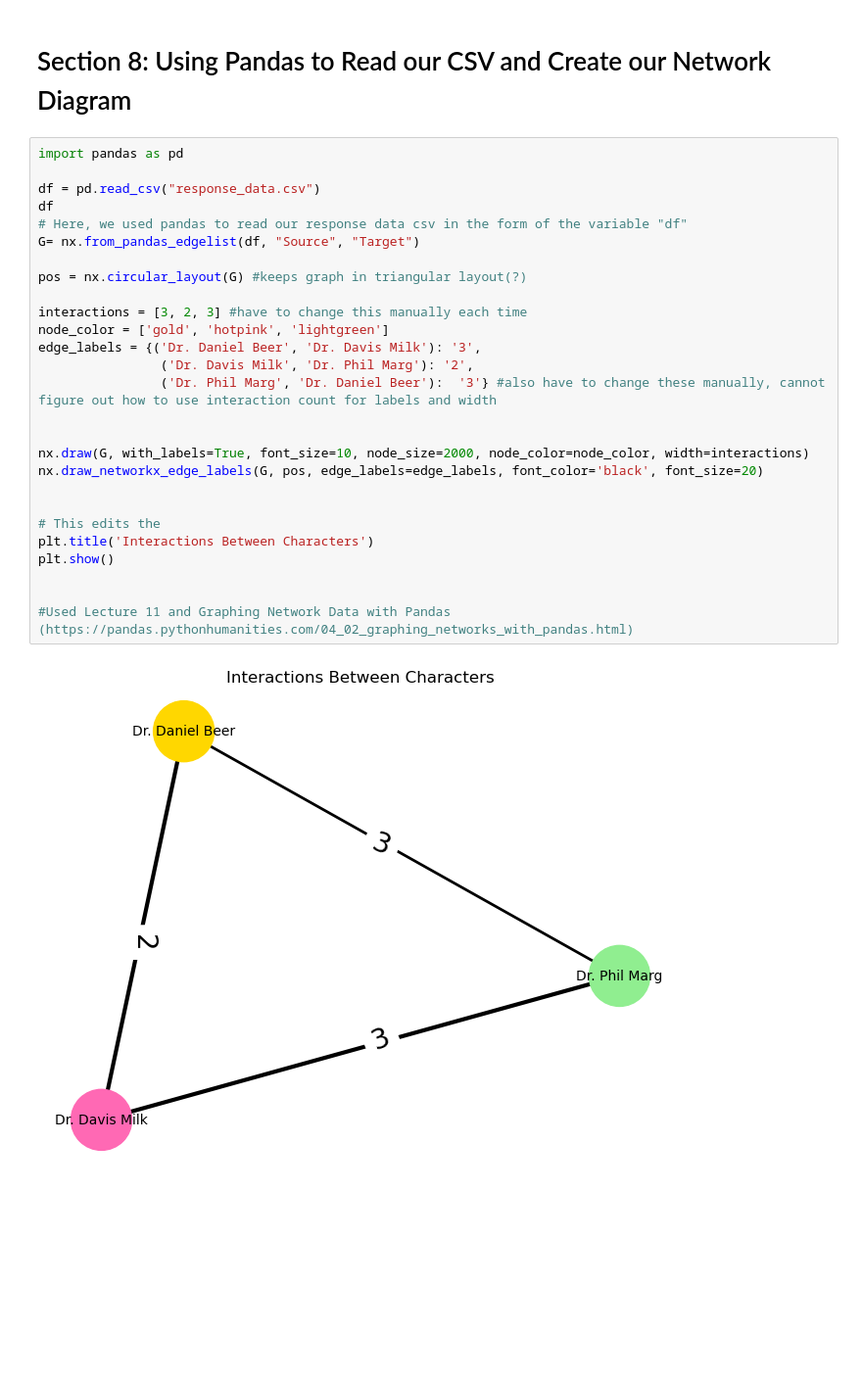
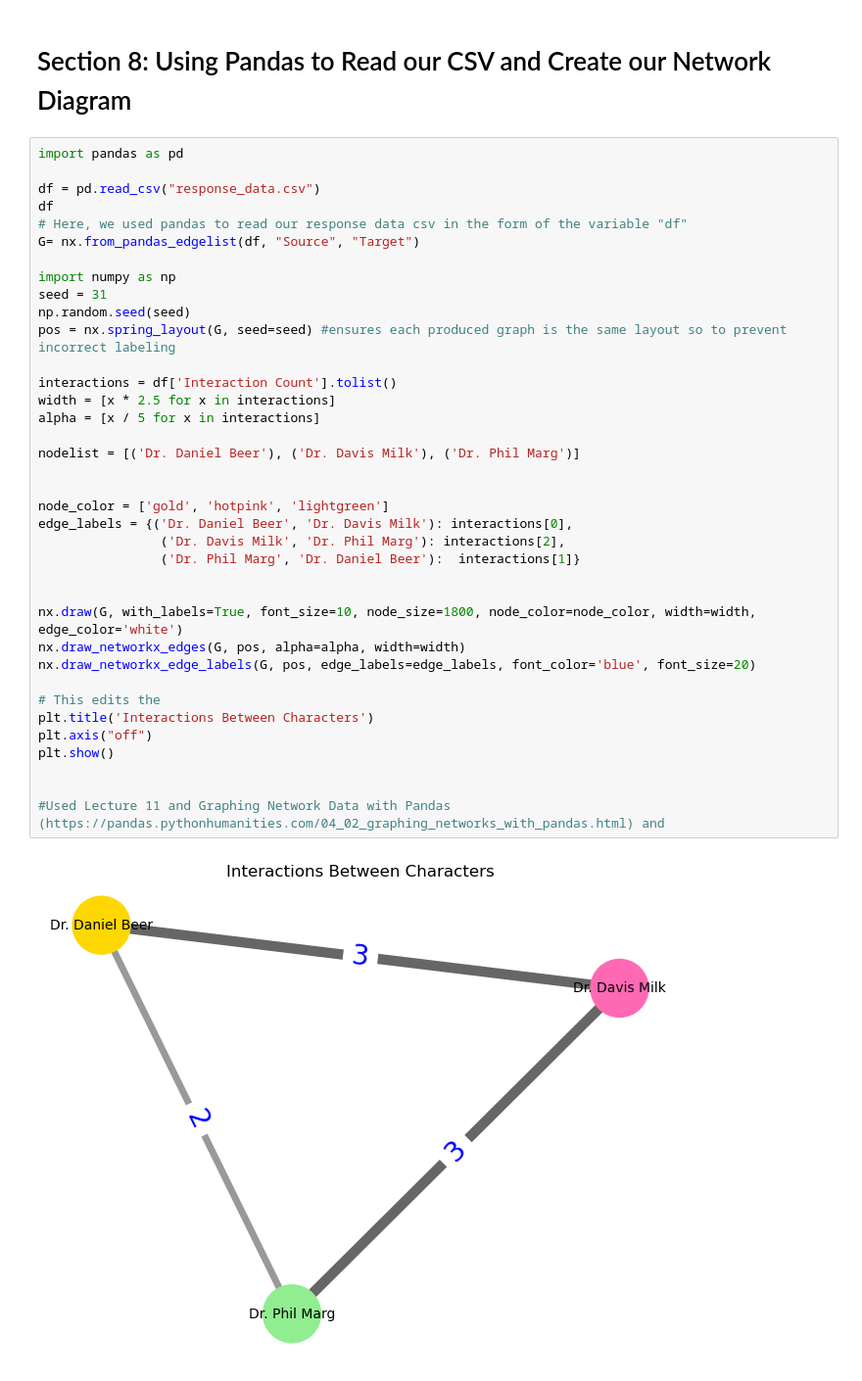
Before and after one commit to myasmedley/Astronomy-Paper-Discussion-Simulator-, a Jupyter notebook: AstroPaperChat_NewPresentationFile (1).ipynb, the cells around one changed output. Shown at 98% size. Drawn from its saved outputs; the diff is of its cells as text; blank space fills up the shorter version.

Commit message:
updated graph

```diff
--- a/AstroPaperChat_NewPresentationFile (1).ipynb
+++ b/AstroPaperChat_NewPresentationFile (1).ipynb
@@ -205,29 +205,39 @@ Dr. Phil Marg    |   Dr. Daniel Beer |       3.0
 # %%
 import pandas as pd
 
 df = pd.read_csv("response_data.csv")
 df
 # Here, we used pandas to read our response data csv in the form of the variable "df"
 G= nx.from_pandas_edgelist(df, "Source", "Target")
 
-pos = nx.circular_layout(G) #keeps graph in triangular layout(?)
+import numpy as np
+seed = 31
+np.random.seed(seed)
+pos = nx.spring_layout(G, seed=seed) #ensures each produced graph is the same layout so to prevent incorrect labeling
 
-interactions = [3, 2, 3] #have to change this manually each time
-node_color = ['gold', 'hotpink', 'lightgreen']
-edge_labels = {('Dr. Daniel Beer', 'Dr. Davis Milk'): '3',
-                ('Dr. Davis Milk', 'Dr. Phil Marg'): '2',
-                ('Dr. Phil Marg', 'Dr. Daniel Beer'):  '3'} #also have to change these manually, cannot figure out how to use interaction count for labels and width
+interactions = df['Interaction Count'].tolist()
+width = [x * 2.5 for x in interactions]
+alpha = [x / 5 for x in interactions]
+
+nodelist = [('Dr. Daniel Beer'), ('Dr. Davis Milk'), ('Dr. Phil Marg')]
 
 
-nx.draw(G, with_labels=True, font_size=10, node_size=2000, node_color=node_color, width=interactions)
-nx.draw_networkx_edge_labels(G, pos, edge_labels=edge_labels, font_color='black', font_size=20)
+node_color = ['gold', 'hotpink', 'lightgreen']
+edge_labels = {('Dr. Daniel Beer', 'Dr. Davis Milk'): interactions[0],
+                ('Dr. Davis Milk', 'Dr. Phil Marg'): interactions[2],
+                ('Dr. Phil Marg', 'Dr. Daniel Beer'):  interactions[1]}
 
+
+nx.draw(G, with_labels=True, font_size=10, node_size=1800, node_color=node_color, width=width, edge_color='white')
+nx.draw_networkx_edges(G, pos, alpha=alpha, width=width)
+nx.draw_networkx_edge_labels(G, pos, edge_labels=edge_labels, font_color='blue', font_size=20)
 
 # This edits the
 plt.title('Interactions Between Characters')
+plt.axis("off")
 plt.show()
 
 
-#Used Lecture 11 and Graphing Network Data with Pandas (https://pandas.pythonhumanities.com/04_02_graphing_networks_with_pandas.html)
+#Used Lecture 11 and Graphing Network Data with Pandas (https://pandas.pythonhumanities.com/04_02_graphing_networks_with_pandas.html) and
 # %% [output]
-[figure, old version]
+[figure, new version]
```
Also changed, not shown: parts of 1 cell of this notebook.
